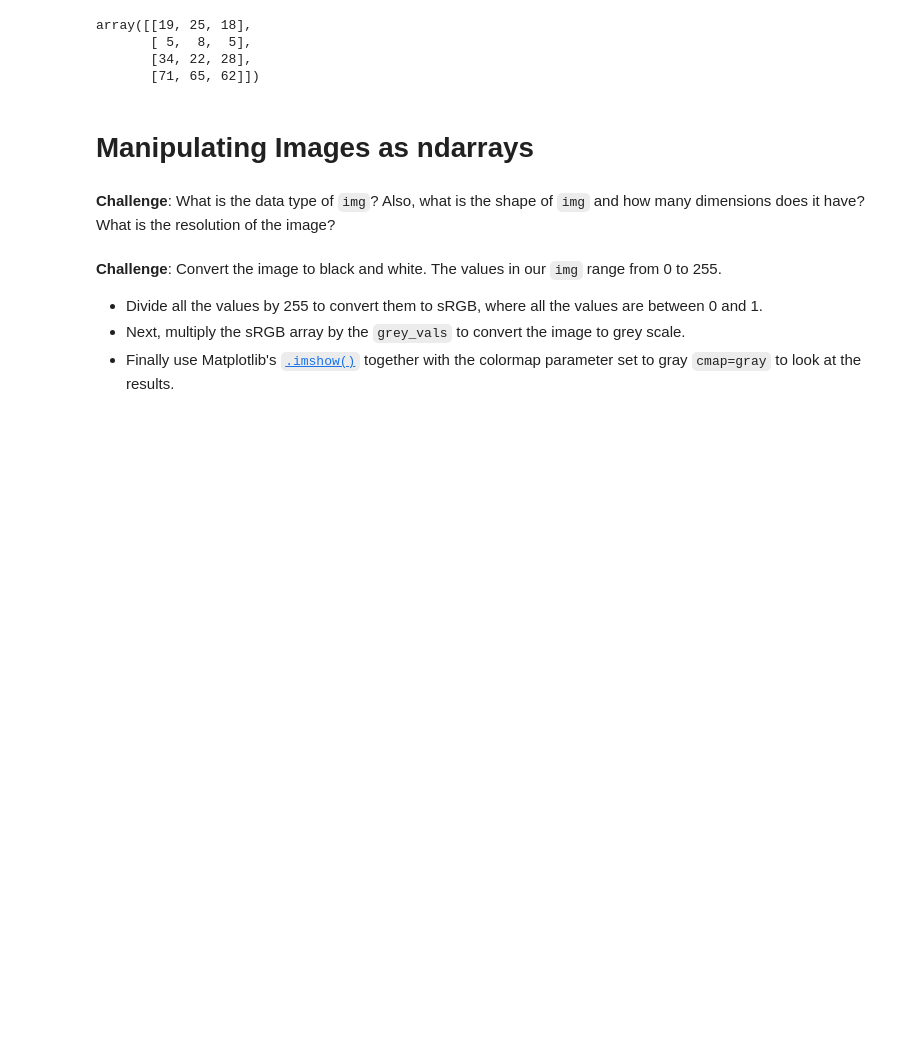
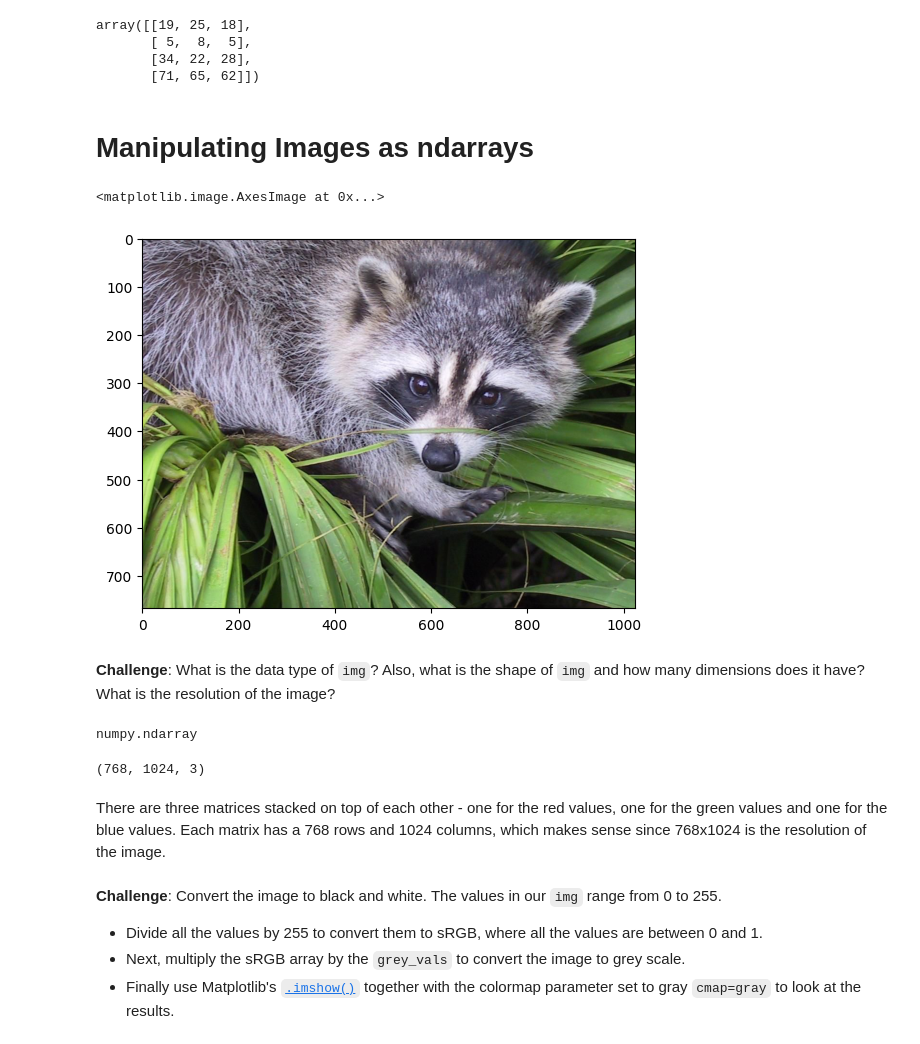
Before and after one commit to M-Awwab-Khan/computation-with-numpy, a Jupyter notebook: Computation_with_NumPy_and_N_Dimensional_Arrays_(start).ipynb, the cells around one changed output. Saved outputs shown, nothing was run; the diff lists cells and outputs as text; code cells hidden in the pictures; blank space fills up the shorter version.

Commit message:
working with images using numpy

```diff
--- a/Computation_with_NumPy_and_N_Dimensional_Arrays_(start).ipynb
+++ b/Computation_with_NumPy_and_N_Dimensional_Arrays_(start).ipynb
@@ -253,5 +253,20 @@ array([[19, 25, 18],
        [71, 65, 62]])
 # %% [markdown]
 # Manipulating Images as ndarrays
+# %%
+img = misc.face()
+# %%
+plt.imshow(img)
+# %% [output]
+<matplotlib.image.AxesImage at 0x...>
+[figure, added]
 # %% [markdown]
 **Challenge**: What is the data type of `img`? Also, what is the shape of `img` and how many dimensions does it have? What is the resolution of the image?
+# %%
+type(img)
+# %% [output]
+numpy.ndarray
+# %%
+img.shape
+# %% [output]
+(768, 1024, 3)
@@ -258,3 +275,5 @@ array([[19, 25, 18],
+# %% [markdown]
+There are three matrices stacked on top of each other - one for the red values, one for the green values and one for the blue values. Each matrix has a 768 rows and 1024 columns, which makes sense since 768x1024 is the resolution of the image.
 # %% [markdown]
 **Challenge**: Convert the image to black and white. The values in our `img` range from 0 to 255.
 * Divide all the values by 255 to convert them to sRGB, where all the values are between 0 and 1.
```
Also changed, not shown: parts of 4 cells of this notebook.
